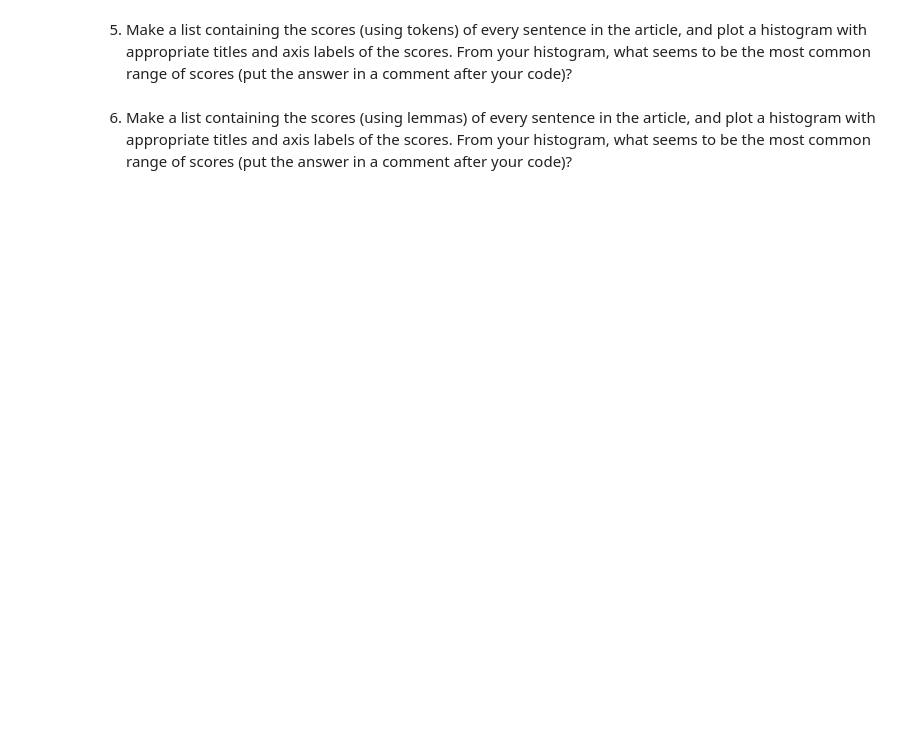
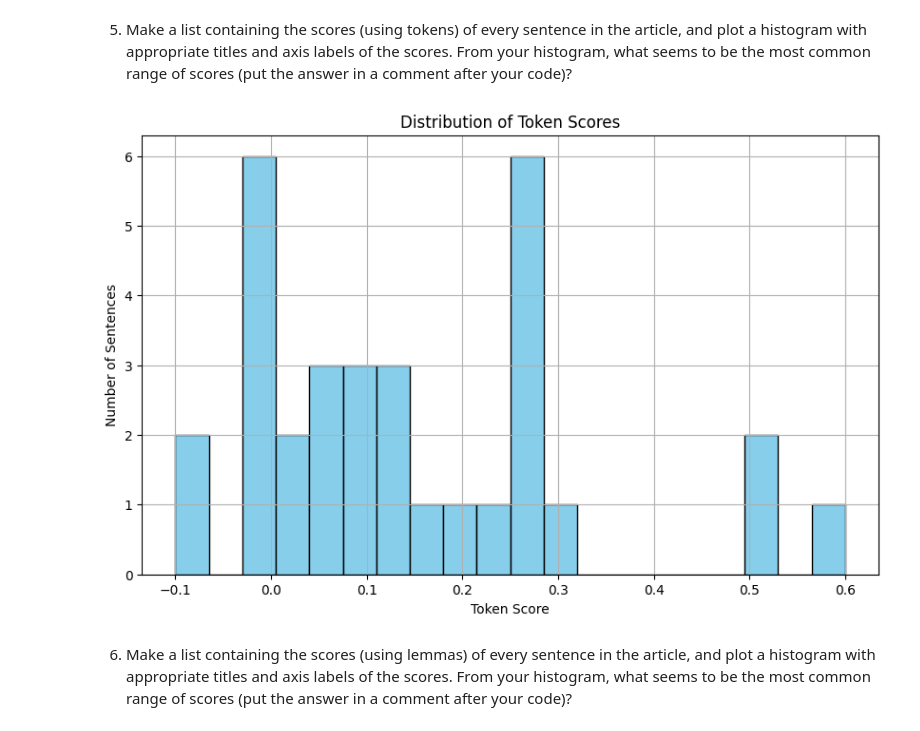
Before and after one commit to TKonkin/article-summarizer, a Jupyter notebook: article-summarizer.ipynb, the cells around one changed output. Drawn from its saved outputs; the diff is of its cells as text; code cells hidden in the pictures; blank space fills up the shorter version.

```diff
--- a/article-summarizer.ipynb
+++ b/article-summarizer.ipynb
@@ -263,21 +87,0 @@ Article Polarity: 0.000
-# %%
-# number of sentences
-
-nlp = spacy.load("en_core_web_sm")
-nlp.add_pipe("spacytextblob")
-
-file_path = r"C:\Projects\article-summarizer\goldman-saks-ai-powered-new-employee.pkl"
-
-with open(file_path, 'rb') as f:
-    data = pickle.load(f)
-
-html_content = data[0]
-
-soup = BeautifulSoup(html_content, 'html.parser')
-for tag in soup(['script', 'style']):
-    tag.decompose()
-article_text = soup.get_text(separator='\n', strip=True)
-
-doc = nlp(article_text)
-
-print(f"Number of Sentences: {len(list(doc.sents))}")
@@ -290,4 +168,21 @@ Number of Sentences: 1
 # %% [markdown]
 5. Make a list containing the scores (using tokens) of every sentence in the article, and plot a histogram with appropriate titles and axis labels of the scores. From your histogram, what seems to be the most common range of scores (put the answer in a comment after your code)?
+# %%
+token_scores = []
+
+for sent in doc.sents:
+    token_scores.append(sent._.blob.polarity)
+
+plt.figure(figsize=(10, 6))
+plt.hist(token_scores, bins=20, edgecolor='black', color='skyblue')
+plt.title("Distribution of Token Scores")
+plt.xlabel("Token Score")
+plt.ylabel("Number of Sentences")
+plt.grid(True)
+plt.show()
+
+# the most common range of scores is 0 to 0.3
+# %% [output]
+[figure, added]
 # %% [markdown]
 6. Make a list containing the scores (using lemmas) of every sentence in the article, and plot a histogram with appropriate titles and axis labels of the scores.  From your histogram, what seems to be the most common range of scores (put the answer in a comment after your code)?
```
Also changed, not shown: parts of 16 cells of this notebook, 3 other files.
